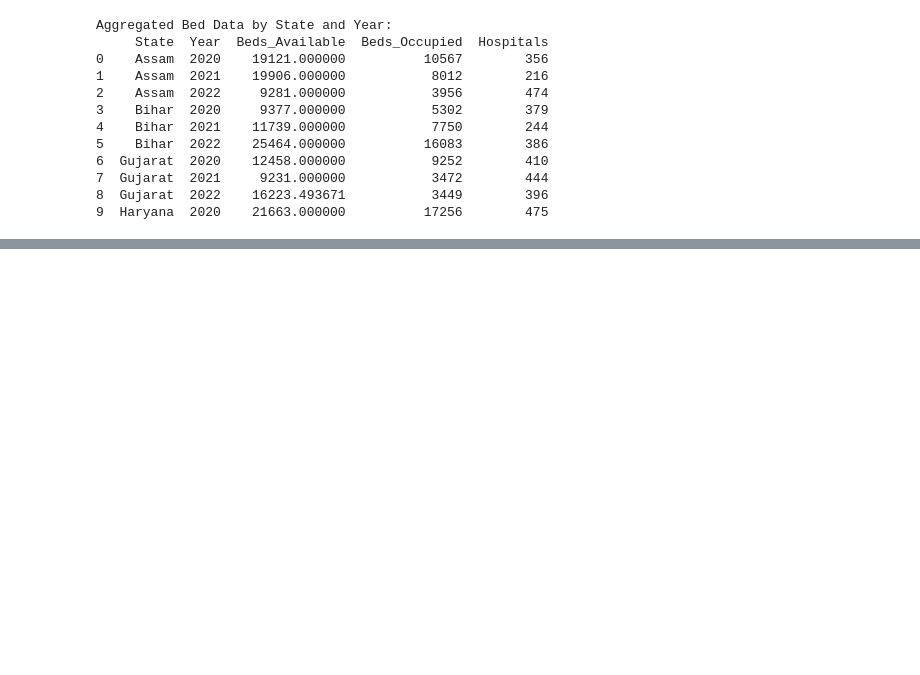
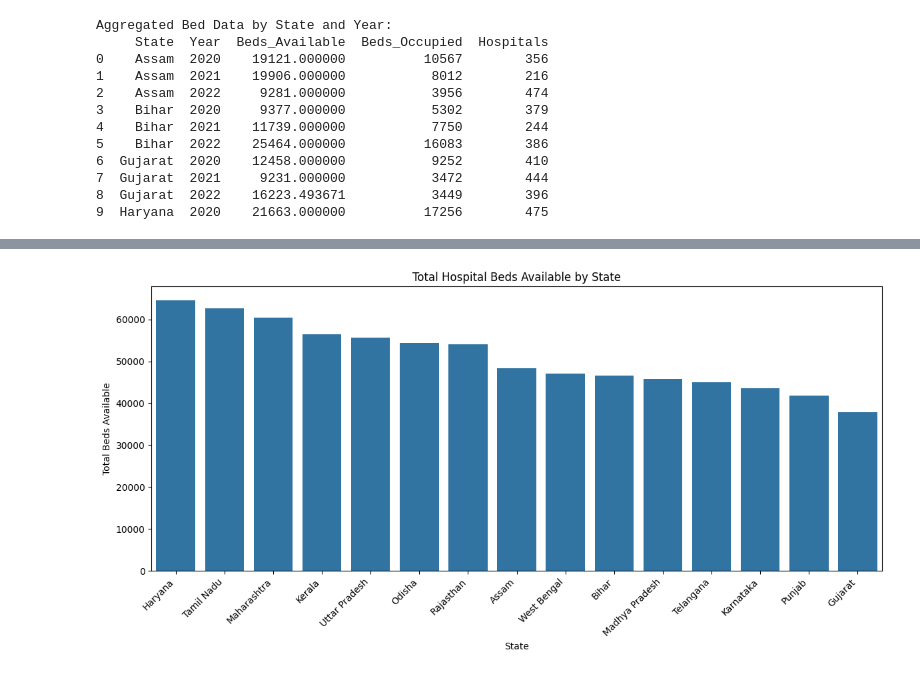
Before and after one commit to 22oo1csoo1mubeen-hash/Hospital_Beds_Project, a Jupyter notebook: 160124737305_CBIT_IT-1_EDAV_2025_CEP-02_Evaluate availability of hospital beds across Indian states and analyze trends over time..ipynb, the cells around one changed output, grey strips where cells are left out. Drawn from its saved outputs; the diff is of its cells as text; code cells hidden in the pictures; blank space fills up the shorter version.

```diff
--- a/160124737305_CBIT_IT-1_EDAV_2025_CEP-02_Evaluate availability of hospital beds across Indian states and analyze trends over time..ipynb
+++ b/160124737305_CBIT_IT-1_EDAV_2025_CEP-02_Evaluate availability of hospital beds across Indian states and analyze trends over time..ipynb
@@ -219,0 +226,31 @@ Aggregated Bed Data by State and Year:
+# %%
+# --- Q5: Plot Bed Availability by State (simple) ---
+
+import pandas as pd
+import seaborn as sns
+import matplotlib.pyplot as plt
+
+# 1) Load dataset
+file_path = "/content/drive/My Drive/BE/1601-24-737-305/PROJECT/hospital_beds_data.csv"
+df = pd.read_csv(file_path)
+
+# 2) Ensure Beds_Available has no NaN (fill with mean)
+df['Beds_Available'] = df['Beds_Available'].fillna(df['Beds_Available'].mean())
+
+# 3) Aggregate total beds by state
+beds_by_state = df.groupby('State', as_index=False)['Beds_Available'].sum()
+
+# 4) (Optional) Sort by beds so plot is ordered
+beds_by_state = beds_by_state.sort_values(by='Beds_Available', ascending=False)
+
+# 5) Plot
+plt.figure(figsize=(12,6))
+sns.barplot(data=beds_by_state, x='State', y='Beds_Available')
+plt.title("Total Hospital Beds Available by State")
+plt.xlabel("State")
+plt.ylabel("Total Beds Available")
+plt.xticks(rotation=45, ha='right')
+plt.tight_layout()
+plt.show()
+# %% [output]
+[figure, added]
```
Also changed, not shown: parts of 1 cell of this notebook.
